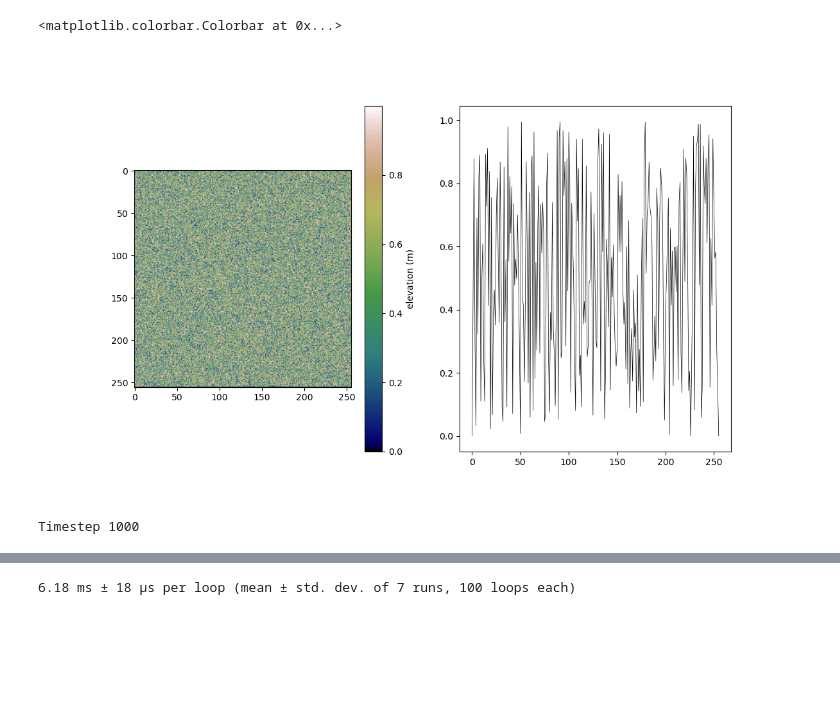
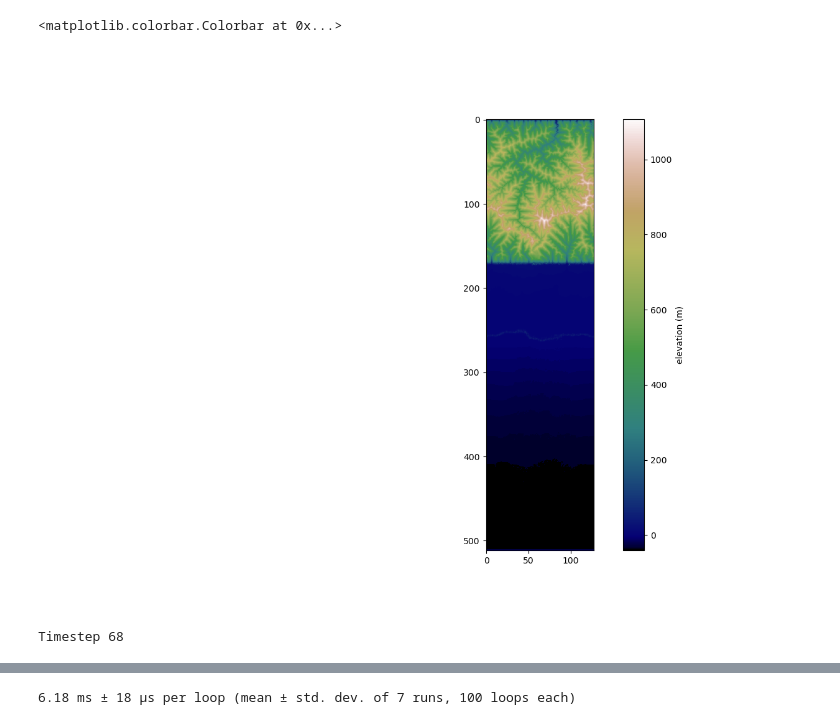
Before and after one commit to bgailleton/DAGGER, a Jupyter notebook: notebooks/popscape/Tsc_0_ basics-Copy1.ipynb, the cells around one changed output, grey strips where cells are left out. Saved outputs shown, nothing was run; the diff lists cells and outputs as text; code cells hidden in the pictures; blank space fills up the shorter version.

```diff
--- a/notebooks/popscape/Tsc_0_ basics-Copy1.ipynb
+++ b/notebooks/popscape/Tsc_0_ basics-Copy1.ipynb
@@ -31,8 +46,11 @@ rshp = (ny,nx)
 # %%
 # Initialising an empty model in the variable ts
 ts = psc.trackscape()
+
 # Initialising the topography and its dimensions
 ts.init_random(nx, ny,dx,dy,"periodic_EW")
+# ts.feed_topo(np.load("topo_ss.npy"))
+
 # ts.init_perlin(nx, ny,dx,dy,"periodic_EW", 5,8, 10,42, False)
 
 otopo = np.copy(ts.get_topo().reshape(rshp))
@@ -44,12 +62,17 @@ ts.set_single_depcoeff(dep)
 
 ts.set_dt(dt)
 ts.set_fluvial_mode(psc.TSC_FLUVIAL.DAVY2009)
-ts.set_fluvial_mode(psc.TSC_FLUVIAL.NONE)
+# ts.set_fluvial_mode(psc.TSC_FLUVIAL.NONE)
 # ts.set_fluvial_mode(psc.TSC_FLUVIAL.FASTSCAPE)
+
 # ts.set_secondary_fluvial_mode(psc.TSC_FLUVIAL.LATERALDAVY)
+# ts.set_secondary_fluvial_mode(psc.TSC_FLUVIAL.LATERALSPL)
 
-ts.set_hillslopes_mode(psc.TSC_HILLSLOPE.CIDRE)
-ts.set_hillslopes_mode(psc.TSC_HILLSLOPE.HYLANDS)
+# ts.set_hillslopes_mode(psc.TSC_HILLSLOPE.CIDRE_NOCRIT)
+# ts.set_hillslopes_mode(psc.TSC_HILLSLOPE.CIDRE)
+# ts.set_hillslopes_mode(psc.TSC_HILLSLOPE.HYLANDS)
+
+ts.set_marine_mode(psc.TSC_MARINE.CHARLIE)
 
 
 ts.set_flowtopo_mode(psc.TSC_FLOW_TOPOLOGY.MFD)
@@ -67,46 +90,55 @@ ts.set_single_Kld(Kld)
 ts.set_single_kappa_r(κ_r)
 ts.set_single_kappa_s(κ_s)
 
+ts.set_single_internal_friction(0.54)
+ts.set_single_tls(dt*50000)
+
+ts.set_single_Ke(Ke)
+ts.set_single_lambda(lambda_marine)
+ts.set_single_sea_level(sea_level)
+
+
+ts.set_N_boundary_to(0)
 
 # Deactivate hilllsopes processes
 # ts.hillslopes_off()
 # %%
 water = False
 sediment = False
-HS = True
+HS = False
 
 
-fig,axes = plt.subplots(1,2, figsize = (12,7))
-ax,ax1 = axes
+# fig,axes = plt.subplots(1,2, figsize = (12,7))
+# ax,ax1 = axes
+
+fig,ax = plt.subplots( figsize = (12,9))
+
+
 topo = ts.get_topo().reshape(rshp)
 ths = ts.get_hillshade().reshape(rshp)
 
 # topo = ts.get_Qw().reshape(rshp)
 im = ax.imshow(topo, cmap = "gist_earth")
 wat = ax.imshow(topo, cmap = "Blues") if water else 0
 imsed = ax.imshow(Urate, cmap = "Oranges", alpha = 1) if sediment else 0
 imhs = ax.imshow(ths, cmap = "gray", alpha = 0.4, vmin =0, vmax = 1) if HS else 0
 
-proftop = ax1.plot(topo[:, round(nx/2)], lw = 0.5, color = 'k' )
+# proftop = ax1.plot(topo[:, round(nx/2)], lw = 0.5, color = 'k' )
 
 plt.colorbar(im, label = "elevation (m)")if(not sediment) else plt.colorbar(imsed, label = "sediment (m)")
 # %% [output]
 <matplotlib.colorbar.Colorbar at 0x...>
-[figure, old version]
+[figure, new version]
 # %%
 ndt = 100000
-nupdate = 100
+nupdate = 1
 
 # Main loop
 for i in range(ndt):
-    if(i<1000):
-        ts.set_dt(dt*0.7)
-        ts.set_hillslopes_mode(psc.TSC_HILLSLOPE.CIDRE)
-        ts.set_single_Sc(0.7)
-    else:
-        ts.set_dt(dt*0.5)
-        nupdate = 1
-        ts.set_hillslopes_mode(psc.TSC_HILLSLOPE.HYLANDS)
+    # if(i<1000):
+    #     ts.set_dt(dt*0.7)
+    # else:
+    #     ts.set_dt(dt*0.5)
 
     ts.run()
     # ts.run_SFD(dt)
@@ -120,7 +152,7 @@ for i in range(ndt):
 
         #GEtting the topography
         topo = ts.get_topo().reshape(rshp)
-        twat = np.log10(ts.get_Qw().reshape(rshp)) if water else 0
+        twat = np.log10(ts.get_Qw().reshape(rshp)+1) if water else 0
         ths = ts.get_hillshade().reshape(rshp) if HS else 0
         tsed = ts.get_h_sed().reshape(rshp) if sediment else 0
         # topo = ts.get_Qw().reshape(rshp)
@@ -132,14 +164,17 @@ for i in range(ndt):
 
         # Setting the new colorbar limits
         im.set_clim(topo.min(), topo.max())
-        wat.set_clim(twat.min(), twat.max()) if water else 0
+
+        im.set_clim(-50, 50)
+
+        wat.set_clim(np.nanmin(twat), np.nanmax(twat)) if water else 0
         imsed.set_clim(tsed.min(), tsed.max()) if sediment else 0
-
+        # print(np.nanmin(twat), np.nanmax(twat))
         tprof= np.mean(topo, axis = 1)
 
-        proftop[0].set_ydata(tprof)
-        ax1.set_ylim(tprof.min(),tprof.max())
+        # proftop[0].set_ydata(tprof)
+        # ax1.set_ylim(tprof.min(),tprof.max())
         # Apply the update
         fig.canvas.draw()
 # %% [output]
-Timestep 1000
+Timestep 68
```
Also changed, not shown: parts of 10 cells of this notebook, 6 other files.
